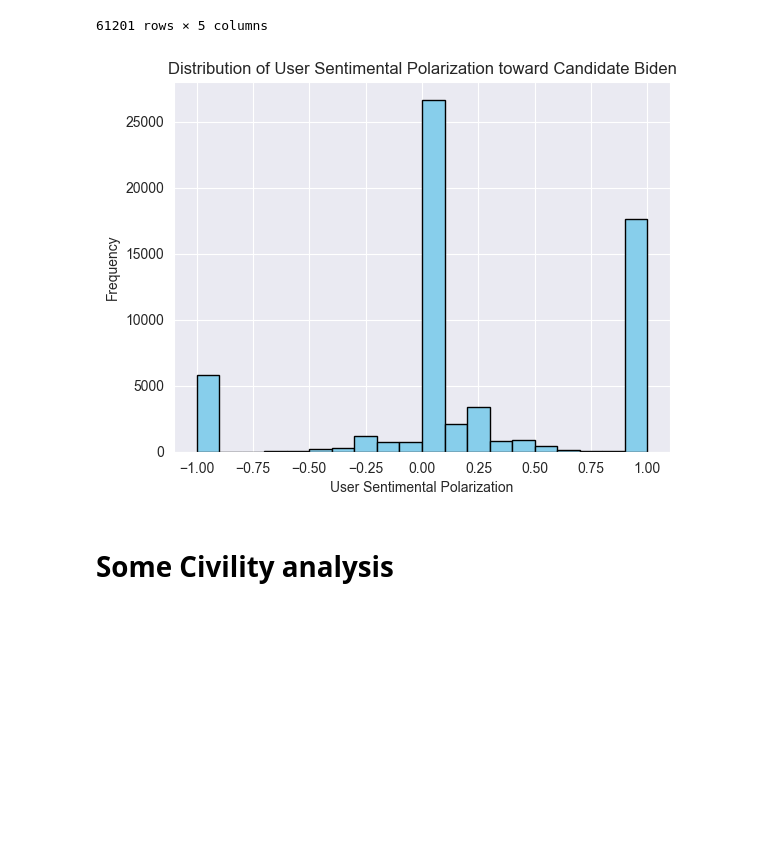
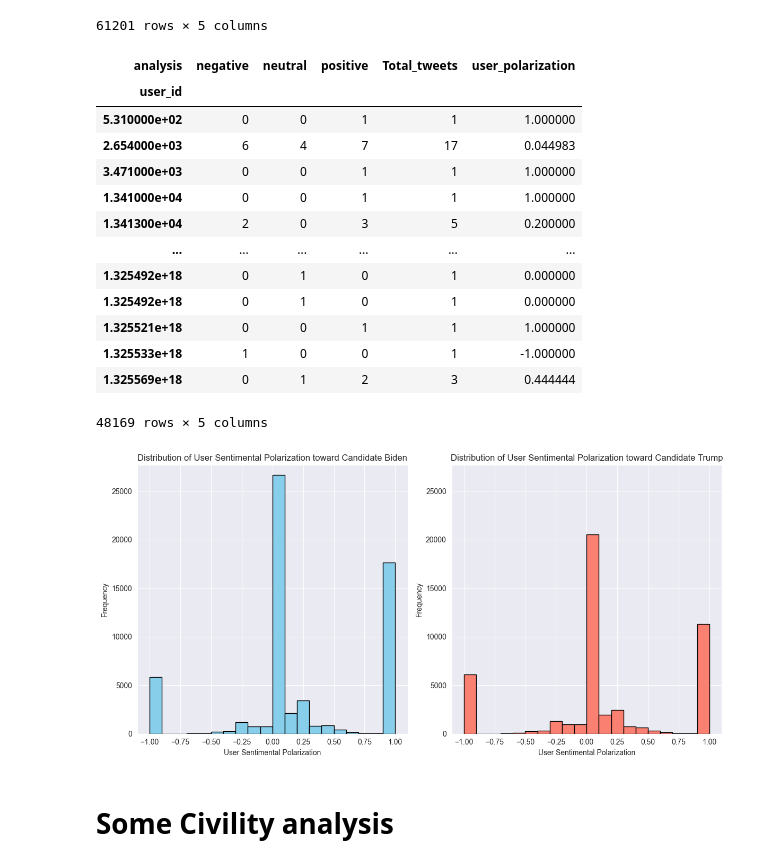
Before and after one commit to GhazaleZe/Political-Polarization-in-Comments, a Jupyter notebook: Civility.ipynb, the cells around one changed output. Cells and saved outputs as stored; diff of their text form; code cells hidden in the pictures; blank space fills up the shorter version.

Commit message:
graphs ok

```diff
--- a/Civility.ipynb
+++ b/Civility.ipynb
@@ -222,18 +250,68 @@ grouped_biden
 | 1.325548e+18 | 1 | 0 | 0 | 1 | -1.00 |
 | 1.325550e+18 | 0 | 0 | 1 | 1 | 1.00 |
 61201 rows × 5 columns
+# %%
+sorted_trump = pd.read_csv('sorted_trump_categorical_civility.csv')
+grouped_trump = sorted_trump.groupby(['user_id', 'analysis']).size().unstack(fill_value=0)
+grouped_trump['Total_tweets'] = grouped_trump['positive'] + grouped_trump['negative']+grouped_trump['neutral']
+grouped_trump ['user_polarization'] = ((grouped_trump['positive']-grouped_trump['negative']) * (
+            grouped_trump['Total_tweets'] - grouped_trump['neutral'])) / pow(grouped_trump['Total_tweets'],2)
+grouped_trump
+# %% [output]
+| analysis | negative | neutral | positive | Total_tweets | user_polarization |
+| user_id |  |  |  |  |  |
+| 5.310000e+02 | 0 | 0 | 1 | 1 | 1.000000 |
+| 2.654000e+03 | 6 | 4 | 7 | 17 | 0.044983 |
+| 3.471000e+03 | 0 | 0 | 1 | 1 | 1.000000 |
+| 1.341000e+04 | 0 | 0 | 1 | 1 | 1.000000 |
+| 1.341300e+04 | 2 | 0 | 3 | 5 | 0.200000 |
+| ... | ... | ... | ... | ... | ... |
+| 1.325492e+18 | 0 | 1 | 0 | 1 | 0.000000 |
+| 1.325492e+18 | 0 | 1 | 0 | 1 | 0.000000 |
+| 1.325521e+18 | 0 | 0 | 1 | 1 | 1.000000 |
+| 1.325533e+18 | 1 | 0 | 0 | 1 | -1.000000 |
+| 1.325569e+18 | 0 | 1 | 2 | 3 | 0.444444 |
+48169 rows × 5 columns
 # %%
-plt.hist(grouped_biden['user_polarization'], bins=20, color='skyblue', edgecolor='black')
+import matplotlib.pyplot as plt
 
-# Add labels and title
-plt.xlabel('User Sentimental Polarization')
-plt.ylabel('Frequency')
-plt.title('Distribution of User Sentimental Polarization toward Candidate Biden')
-plt.savefig('user_polarization_distribution.png')
+# Create a figure with two subplots side by side
+fig, axs = plt.subplots(1, 2, figsize=(12, 6))
+
+# Plot histogram for Biden
+axs[0].hist(grouped_biden['user_polarization'], bins=20, color='skyblue', edgecolor='black')
+
+# Add labels and title for the first subplot
+axs[0].set_xlabel('User Sentimental Polarization')
+axs[0].set_ylabel('Frequency')
+axs[0].set_title('Distribution of User Sentimental Polarization toward Candidate Biden')
+
+# Plot histogram for Trump
+axs[1].hist(grouped_trump['user_polarization'], bins=20, color='salmon', edgecolor='black')
+
+# Add labels and title for the second subplot
+axs[1].set_xlabel('User Sentimental Polarization')
+axs[1].set_ylabel('Frequency')
+axs[1].set_title('Distribution of User Sentimental Polarization toward Candidate Trump')
+
+# Calculate maximum frequency between the two datasets
+max_freq = max(max(np.histogram(grouped_biden['user_polarization'], bins=20)[0]),
+               max(np.histogram(grouped_trump['user_polarization'], bins=20)[0]))
+
+# Set the same frequency scale for both subplots
+for ax in axs:
+    ax.set_ylim(0, max_freq+1000)
+
+# Adjust layout
+plt.tight_layout()
+
+# Save the plot
+plt.savefig('user_polarization_distribution_side_by_side.png')
+
 # Show the plot
 plt.show()
 # %% [output]
-[figure, old version]
+[figure, new version]
 # %% [markdown]
 # Some Civility analysis
 # %%
```
Also changed, not shown: parts of 3 cells of this notebook, 1 other file.
